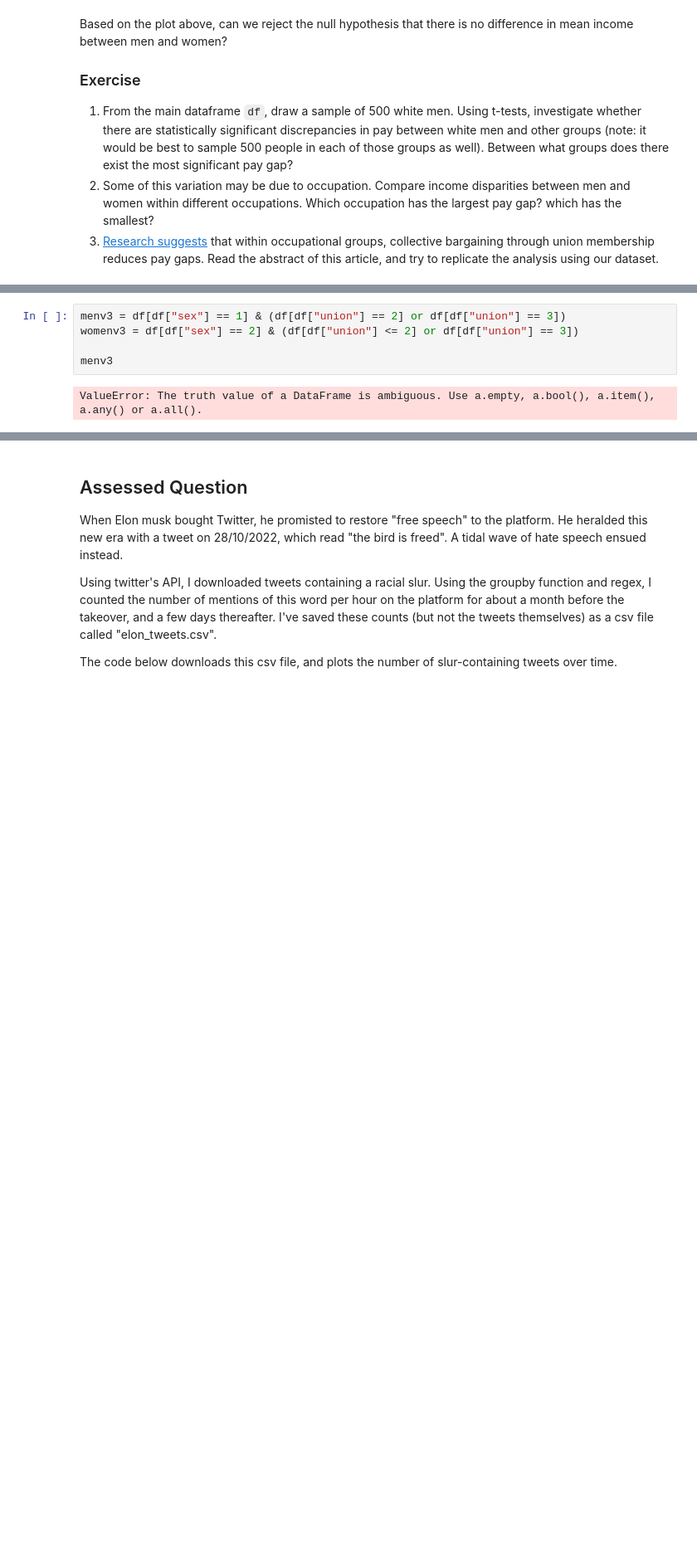
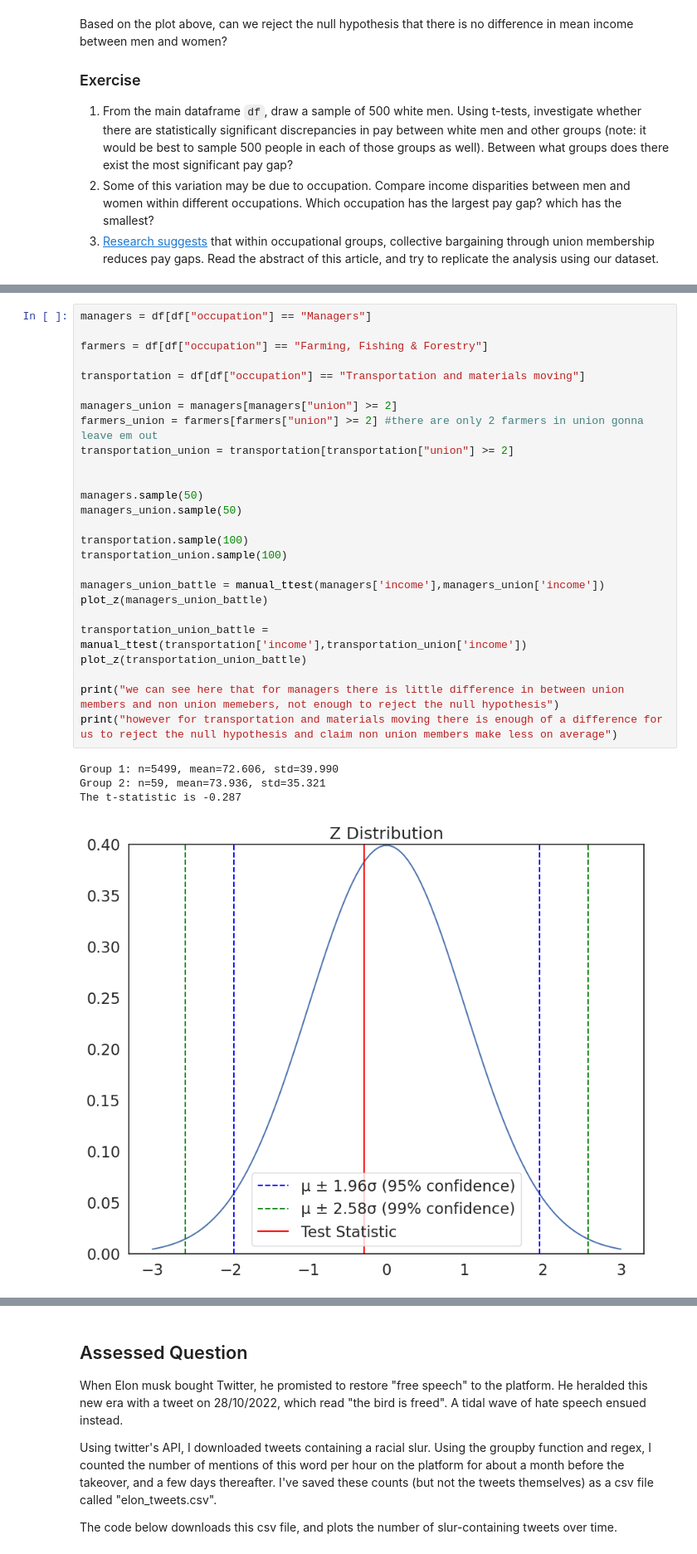
Before and after one commit to emetcalf-vas/QM2, a Jupyter notebook: notebooks/w06_hypothesis_testing.ipynb, the cells around one changed output, grey strips where cells are left out. Shown at 83% size. Saved outputs shown, nothing was run; the diff lists cells and outputs as text; blank space fills up the shorter version.

```diff
--- a/notebooks/w06_hypothesis_testing.ipynb
+++ b/notebooks/w06_hypothesis_testing.ipynb
@@ -398,8 +398,32 @@ The t-statistic is 1.997
 It seems like Finacial Operators had the largest t statistic and was had the largest gap, while COmmunity and Social Workers had the smallest gap and the smallest t statistic
-# %%
-menv3 = df[df["sex"] == 1] & (df[df["union"] == 2] or df[df["union"] == 3])
-womenv3 = df[df["sex"] == 2] & (df[df["union"] <= 2] or df[df["union"] == 3])
-
-menv3
-# %% [output]
-ValueError: The truth value of a DataFrame is ambiguous. Use a.empty, a.bool(), a.item(), a.any() or a.all().
+# %%
+managers = df[df["occupation"] == "Managers"]
+
+farmers = df[df["occupation"] == "Farming, Fishing & Forestry"]
+
+transportation = df[df["occupation"] == "Transportation and materials moving"]
+
+managers_union = managers[managers["union"] >= 2]
+farmers_union = farmers[farmers["union"] >= 2] #there are only 2 farmers in union gonna leave em out
+transportation_union = transportation[transportation["union"] >= 2]
+
+
+managers.sample(50)
+managers_union.sample(50)
+
+transportation.sample(100)
+transportation_union.sample(100)
+
+managers_union_battle = manual_ttest(managers['income'],managers_union['income'])
+plot_z(managers_union_battle)
+
+transportation_union_battle = manual_ttest(transportation['income'],transportation_union['income'])
+plot_z(transportation_union_battle)
+
+print("we can see here that for managers there is little difference in between union members and non union memebers, not enough to reject the null hypothesis")
+print("however for transportation and materials moving there is enough of a difference for us to reject the null hypothesis and claim non union members make less on average")
+# %% [output]
+Group 1: n=5499, mean=72.606, std=39.990
+Group 2: n=59, mean=73.936, std=35.321
+The t-statistic is -0.287
+[figure, added]
```
Also changed, not shown: parts of 12 cells of this notebook.
